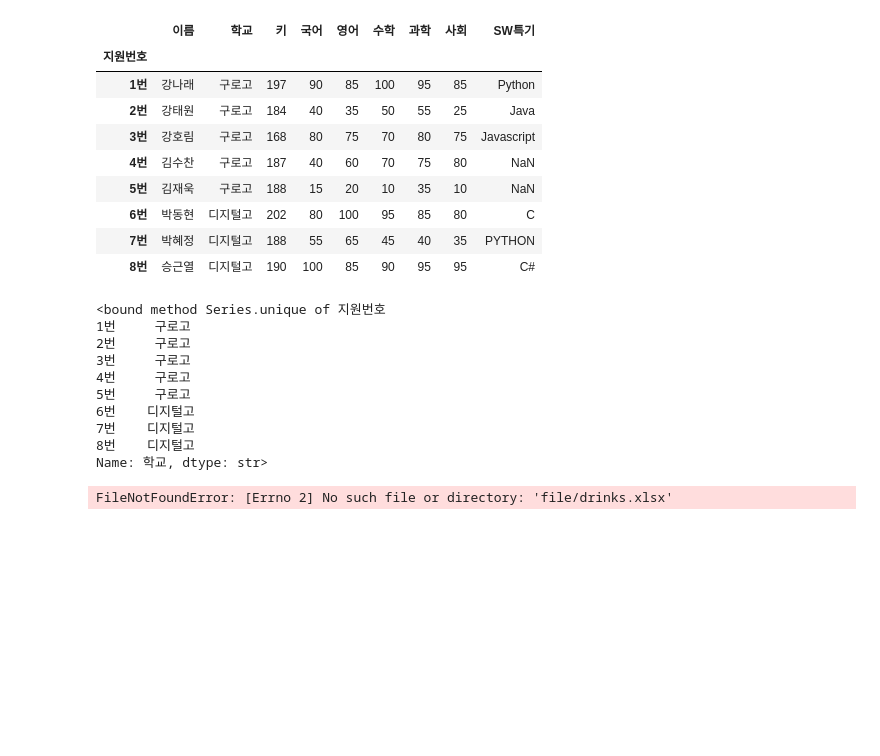
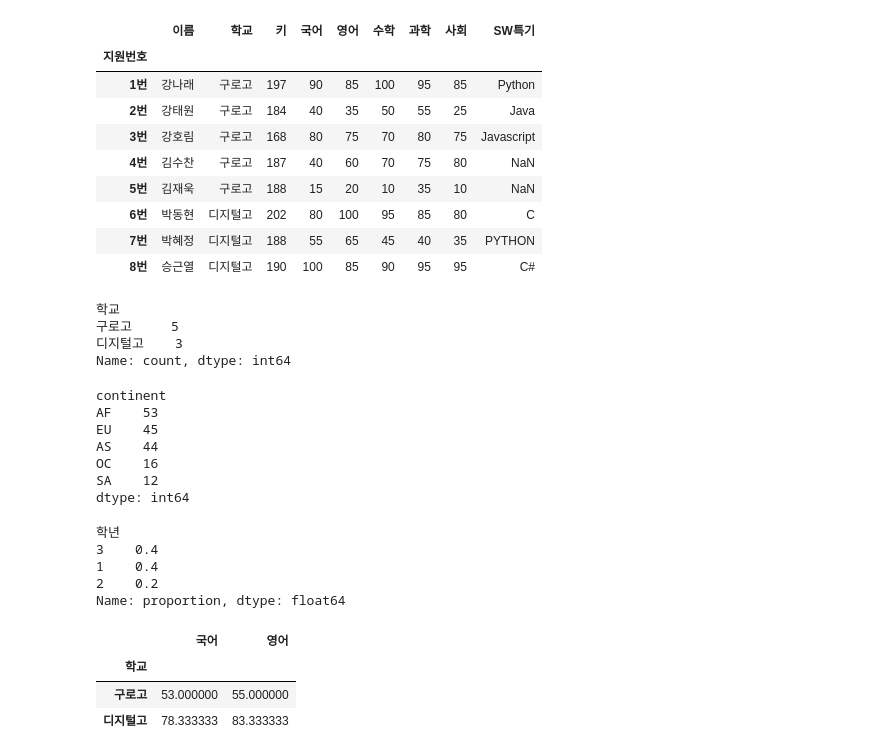
Before and after one commit to YoonKHee/air_data_0928, a Jupyter notebook: p1001/p1001_06(그룹핑).ipynb, the cells around one changed output. Cells and saved outputs as stored; diff of their text form; code cells hidden in the pictures; blank space fills up the shorter version.

```diff
--- a/p1001/p1001_06(그룹핑).ipynb
+++ b/p1001/p1001_06(그룹핑).ipynb
@@ -14,23 +14,57 @@ df
 | 7번 | 박혜정 | 디지털고 | 188 | 55 | 65 | 45 | 40 | 35 | PYTHON |
 | 8번 | 승근열 | 디지털고 | 190 | 100 | 85 | 90 | 95 | 95 | C# |
 # %%
-# 그룹화 - 통계, 평균
+# 그룹핑 groupby- size, mean, max, sum, count
 # df.groupby('학교').get_group('구로고')
 # df.groupby('학교').get_group('디지털고')
-df.groupby('학교').size() # 학교기준으로 그룹핑을 해서 크기를 알수있음
-df['학교'].unique
+df['학교'].unique()
+# 학교기준으로 그룹핑을 해서 크기를 알수있음
+df.groupby('학교').size() # 전체
+df.groupby('학교').size()['구로고']
+df.groupby('학교').size()['디지털고']
+df.groupby('학교')['키'].mean() # 학교기준으로 키 평균
+df.groupby('학교')[['국어','영어','수학']].count()
+
+# 그룹핑을 한 후 개수 확인
+df.groupby('학교').size
+df['학교'].value_counts() # 위와 똑같은 값임
 # %% [output]
-<bound method Series.unique of 지원번호
-1번     구로고
-2번     구로고
-3번     구로고
-4번     구로고
-5번     구로고
-6번    디지털고
-7번    디지털고
-8번    디지털고
-Name: 학교, dtype: str>
+학교
+구로고     5
+디지털고    3
+Name: count, dtype: int64
 # %%
-df = pd.read_excel('file/drinks.xlsx')
+df = pd.read_csv('file/drinks.csv')
+df.groupby('continent').size().sort_values(ascending=False)
 # %% [output]
-FileNotFoundError: [Errno 2] No such file or directory: 'file/drinks.xlsx'
+continent
+AF    53
+EU    45
+AS    44
+OC    16
+SA    12
+dtype: int64
+# %%
+df['학년'] = [3,3,2,1,1,3,2,2]
+df.groupby('학교')['학년'].value_counts()
+df.groupby('학교')['학년'].value_counts().loc['구로고']
+df.groupby('학교')['학년'].value_counts().loc['디지털고']
+
+# 백분율로 표시
+df.groupby('학교')['학년'].value_counts(normalize=True).loc['구로고']
+# %% [output]
+학년
+3    0.4
+1    0.4
+2    0.2
+Name: proportion, dtype: float64
+# %%
+# df.groupby('학년')['키'].mean().sort_values()
+# df.groupby('학년')[['국어','영어']].sum().sort_values('국어')  # 기준추가
+df.groupby('학교')[['국어','영어']].mean().sort_values('영어')
+# df.groupby('학교')[['국어','영어']].count().sort_values('영어')
+# %% [output]
+|  | 국어 | 영어 |
+| 학교 |  |  |
+| 구로고 | 53.000000 | 55.000000 |
+| 디지털고 | 78.333333 | 83.333333 |
```
Also changed, not shown: parts of 1 cell of this notebook, 4 other files.
